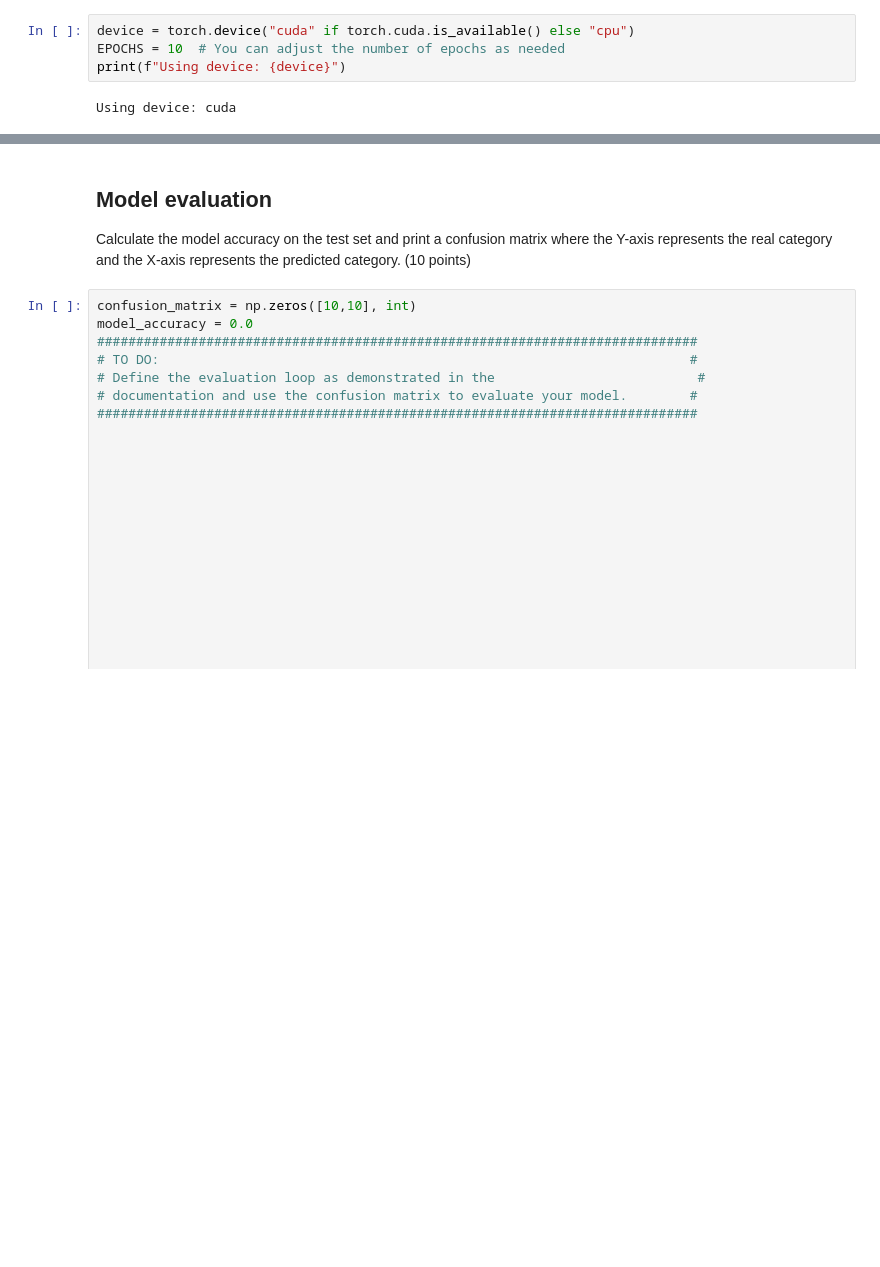
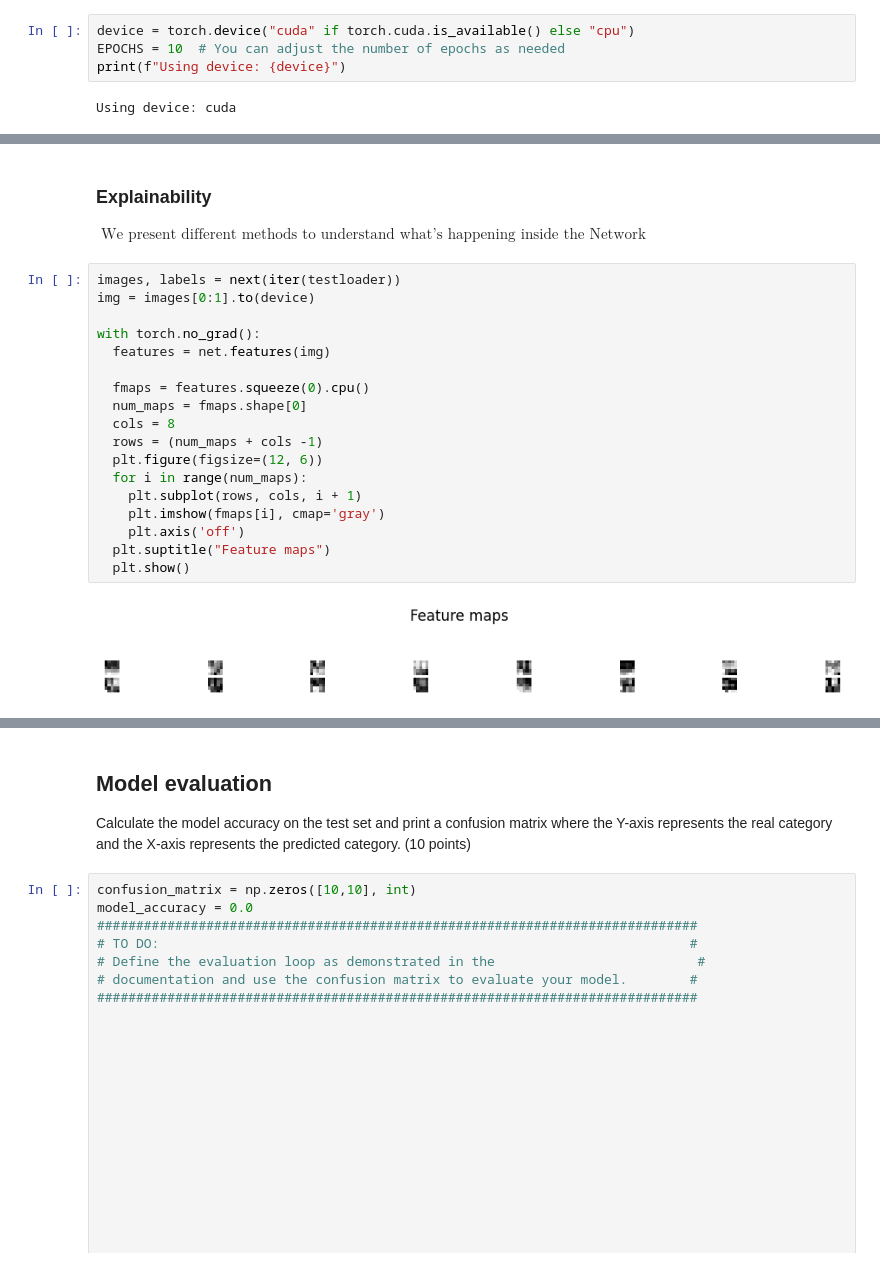
Before and after one commit to yossefPartouche/Deep_Learning, a Jupyter notebook: HW3.ipynb, the cells around one changed output, grey strips where cells are left out. Cells and saved outputs as stored; diff of their text form; blank space fills up the shorter version.

```diff
--- a/HW3.ipynb
+++ b/HW3.ipynb
@@ -284,0 +312,24 @@ Epoch 09 | train_loss=1.3149 acc=0.528
+# %% [markdown]
+### Explainability
+
+$\text{ We present different methods to understand what's happening inside the Network}$
+# %%
+images, labels = next(iter(testloader))
+img = images[0:1].to(device)
+
+with torch.no_grad():
+  features = net.features(img)
+
+  fmaps = features.squeeze(0).cpu()
+  num_maps = fmaps.shape[0]
+  cols = 8
+  rows = (num_maps + cols -1)
+  plt.figure(figsize=(12, 6))
+  for i in range(num_maps):
+    plt.subplot(rows, cols, i + 1)
+    plt.imshow(fmaps[i], cmap='gray')
+    plt.axis('off')
+  plt.suptitle("Feature maps")
+  plt.show()
+# %% [output]
+[figure, added]
```
Also changed, not shown: parts of 6 cells of this notebook.
